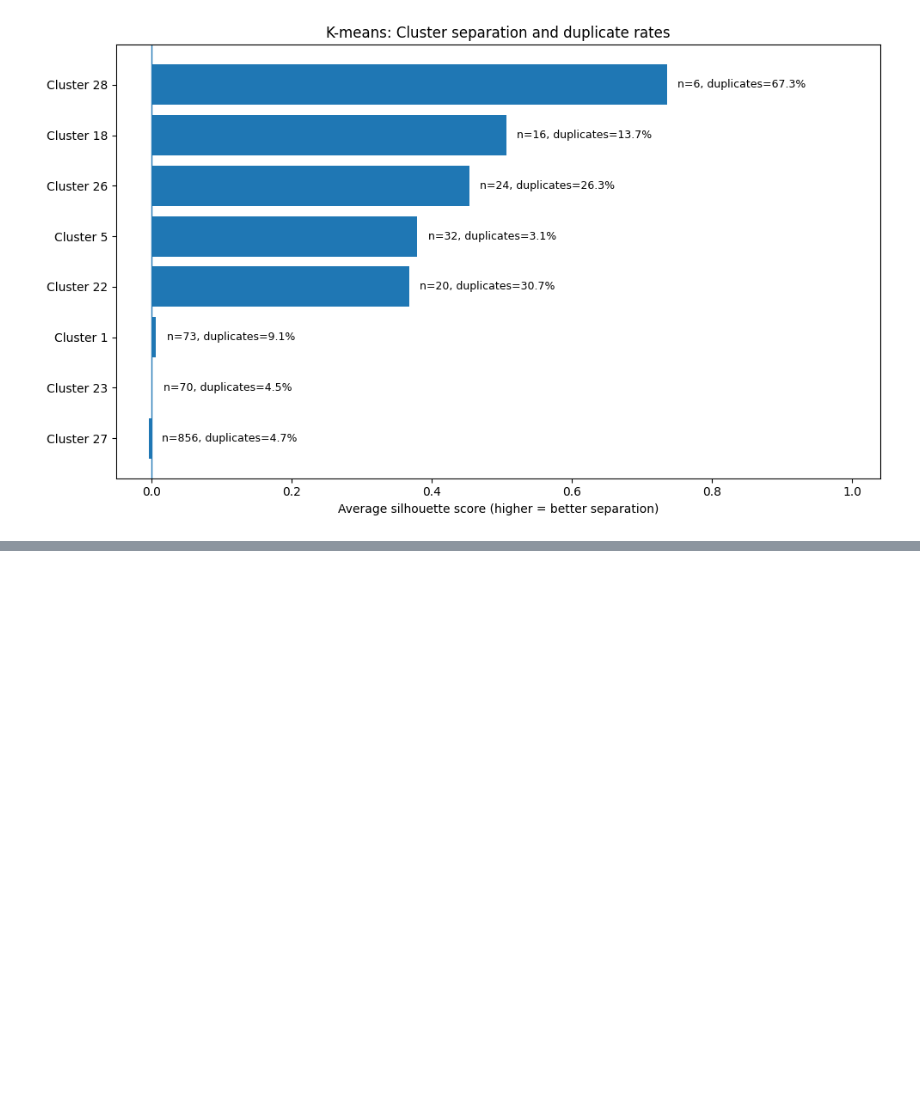
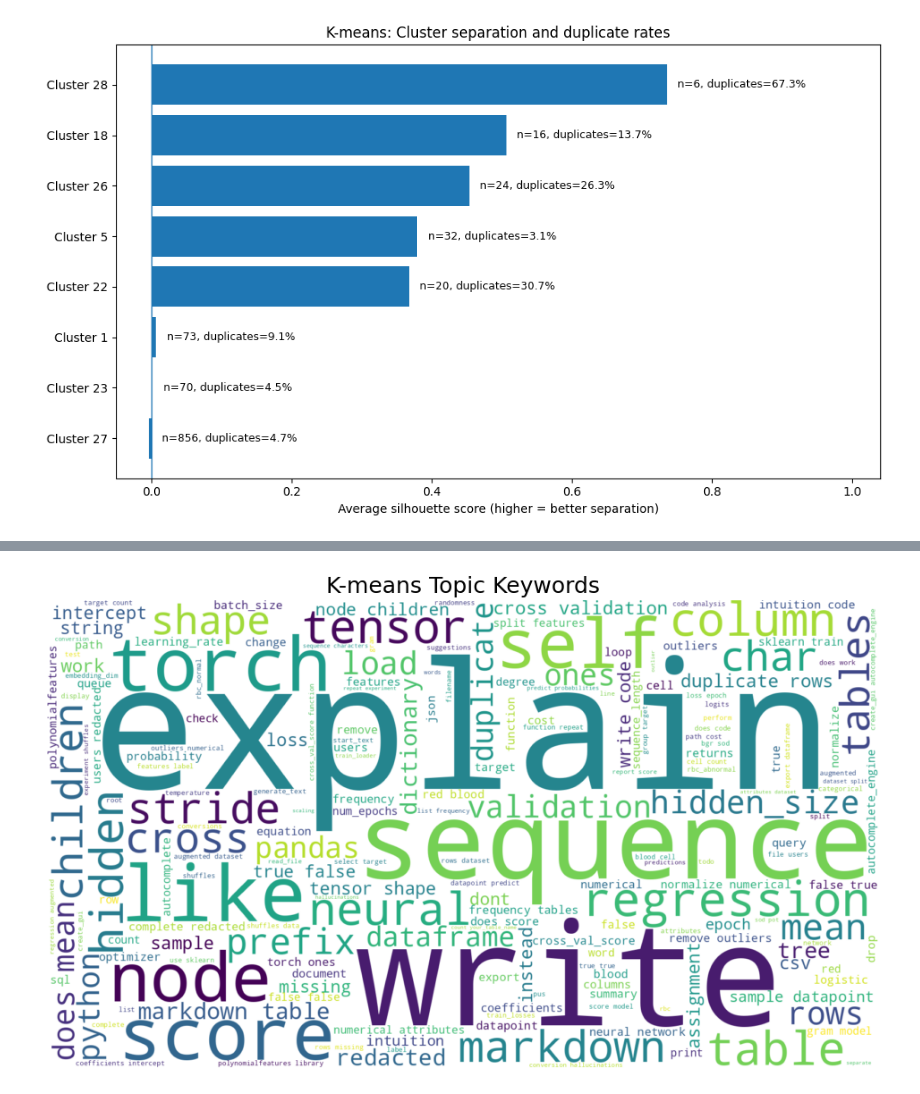
Before and after one commit to papoochu/student-ai-learning-analysis, a Jupyter notebook: notebooks/k_means.ipynb, the cells around one changed output, grey strips where cells are left out. Cells and saved outputs as stored; diff of their text form; code cells hidden in the pictures; blank space fills up the shorter version.

Commit message:
K means word clouds

```diff
--- a/notebooks/k_means.ipynb
+++ b/notebooks/k_means.ipynb
@@ -531,3 +531,49 @@ plt.savefig(
 plt.show()
 # %% [output]
 [figure]
+# %%
+# If needed:
+!pip install wordcloud
+
+from wordcloud import WordCloud
+import matplotlib.pyplot as plt
+from collections import Counter
+
+# Use your K-means summary table
+# This should be the table with columns like:
+# Cluster | Prompts | Share (%) | Top Keywords
+# Replace cluster_summary_df with your actual dataframe name if needed
+
+word_weights = Counter()
+
+for _, row in cluster_summary_df.iterrows():
+    cluster_weight = row["Share (%)"]   # weight by cluster size
+    keywords = [w.strip() for w in row["Top Keywords"].split(",")]
+
+    # give more weight to earlier keywords in each cluster
+    for rank, word in enumerate(keywords[:8], start=1):
+        word_weights[word] += cluster_weight * (9 - rank)
+
+# optional: remove stopwords
+remove_words = {
+    "make", "use", "using", "does", "just", "want",
+    "data", "model", "dataset", "code"
+}
+for w in remove_words:
+    word_weights.pop(w, None)
+
+# create word cloud
+wc = WordCloud(
+    width=1600,
+    height=900,
+    background_color="white",
+    collocations=False
+).generate_from_frequencies(word_weights)
+
+# show it
+plt.figure(figsize=(12, 7))
+plt.imshow(wc, interpolation="bilinear")
+plt.axis("off")
+plt.title("K-means Topic Keywords", fontsize=18)
+plt.show()
+# %% [output]
@@ -533,0 +592 @@ plt.show()
+[figure, added]
```
Also changed, not shown: parts of 2 cells of this notebook.
